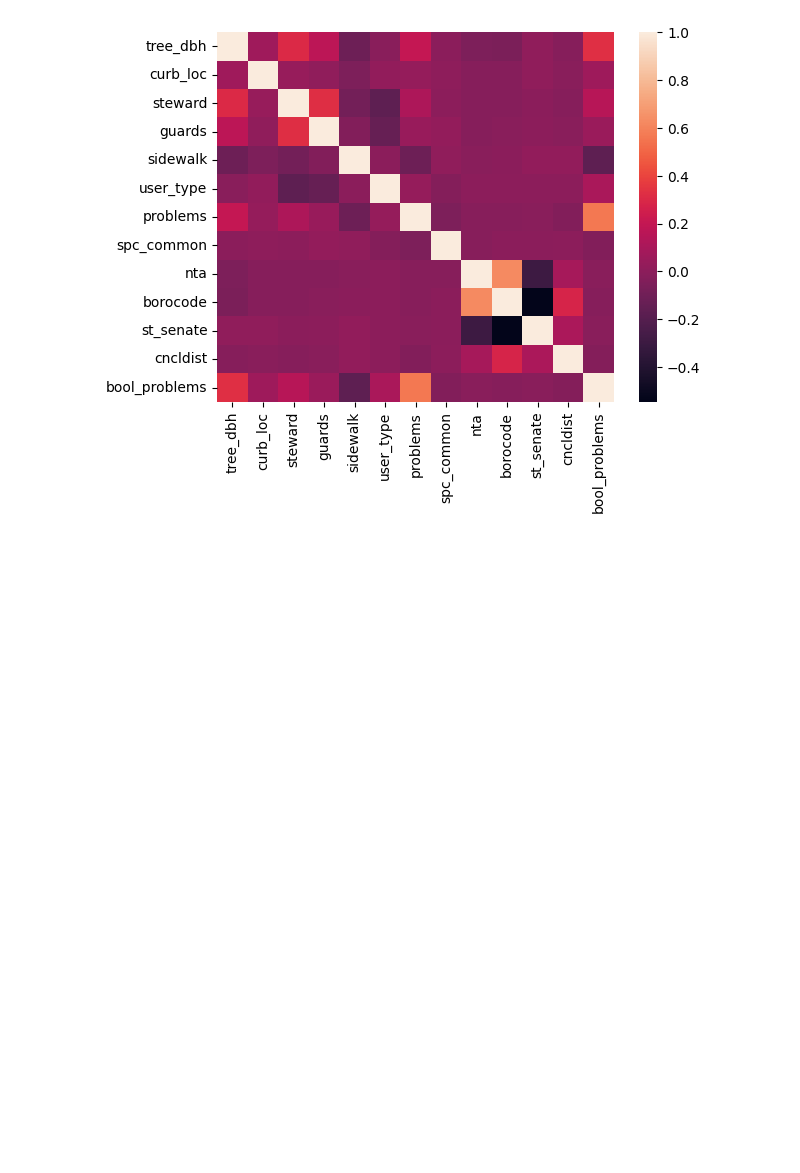
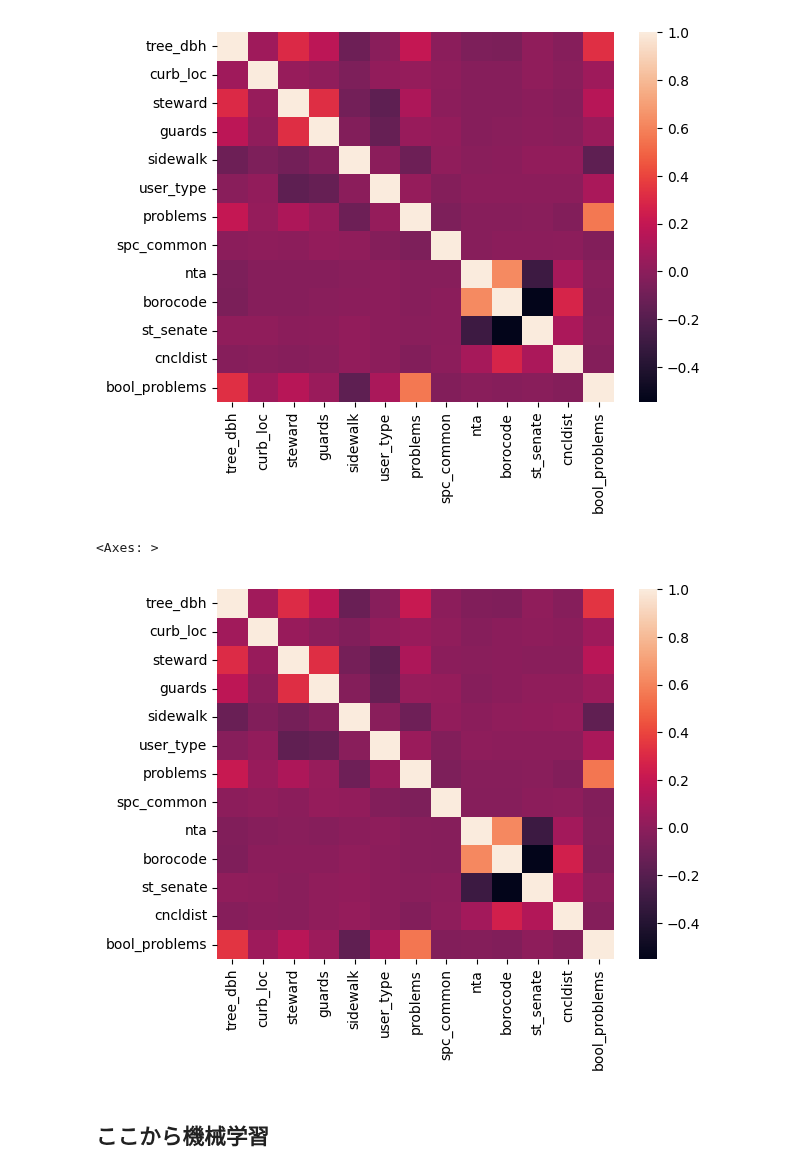
Before and after one commit to Masato-210831/For_study, a Jupyter notebook: Python_code/SMBC Group GREEN×DATA Challenge_practice.ipynb, the cells around one changed output. Cells and saved outputs as stored; diff of their text form; code cells hidden in the pictures; blank space fills up the shorter version.

```diff
--- a/Python_code/SMBC Group GREEN×DATA Challenge_practice.ipynb
+++ b/Python_code/SMBC Group GREEN×DATA Challenge_practice.ipynb
@@ -216,4 +340,5 @@ sns.heatmap(select_df.corr())
 # %%
 #多重共線性を危惧して相関係数の高くて、必要度が低いものをドロップ　＝＞ 次回はVIFも検討
-select_df = select_df.drop(['boro_ct', 'cb_num', 'st_assem', 'zip_city'], axis=1)
+select_train_df = select_train_df.drop(['boro_ct', 'cb_num', 'st_assem', 'zip_city'], axis=1)
+select_test_df = select_test_df.drop(['boro_ct', 'cb_num', 'st_assem', 'zip_city'], axis=1)
 # %%
@@ -221,5 +346,10 @@ sns.heatmap(select_df.corr())
 # %% [output]
 <Axes: >
 [figure]
+# %%
+sns.heatmap(select_test_df.corr())
+# %% [output]
+<Axes: >
+[figure, added]
 # %%
 """
@@ -229,3 +359,5 @@ sns.heatmap(select_df.corr())
 ・結果からハイパーパラメータチューニング
 
 """
+# %% [markdown]
+## ここから機械学習
```
Also changed, not shown: parts of 21 cells of this notebook, 2 other files.
